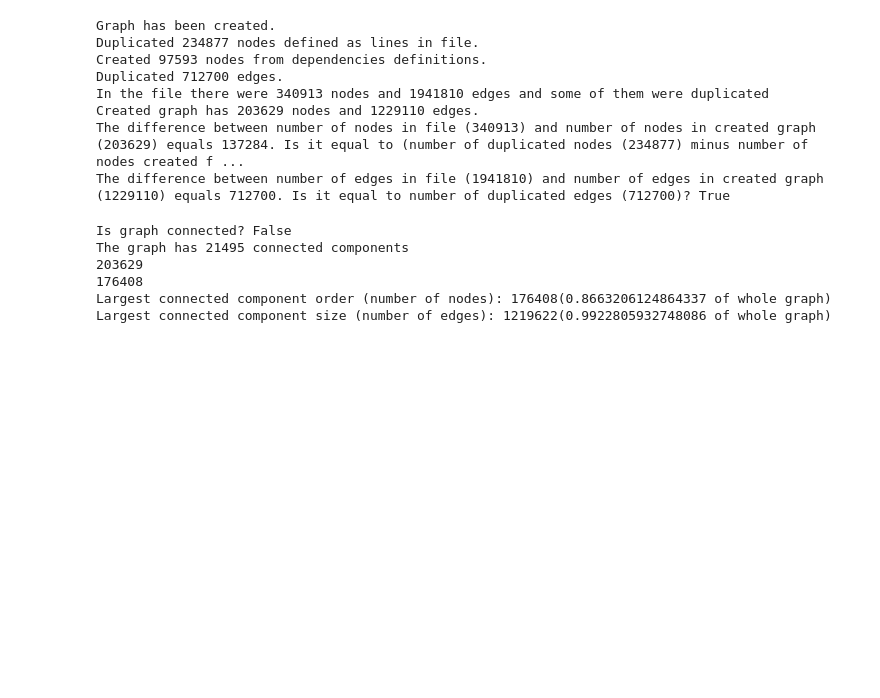
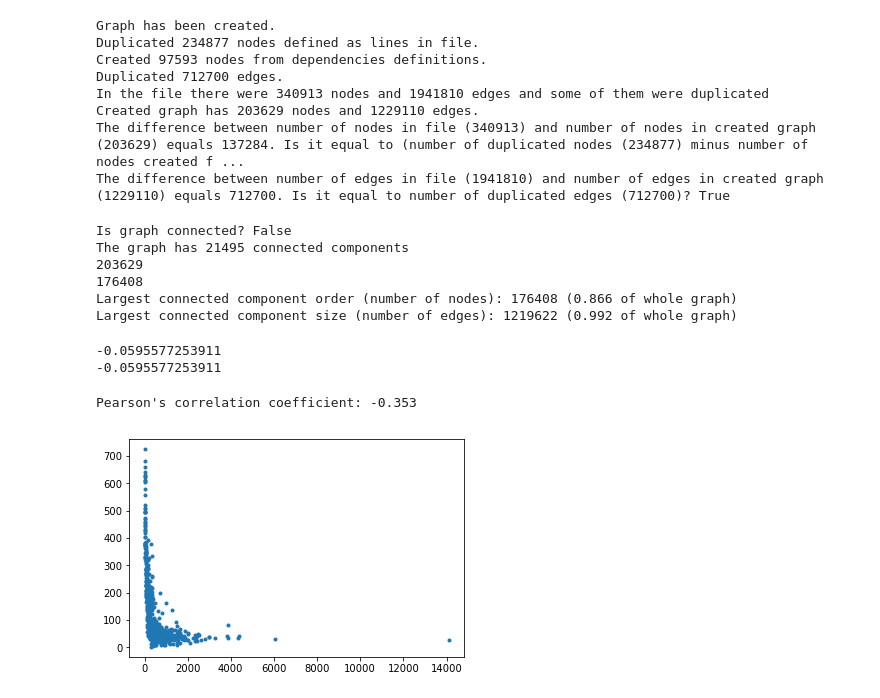
Before and after one commit to michalzurek/maven-artifacts-dependencies, a Jupyter notebook: maven-artifacts-dependencies.ipynb, the cells around one changed output. Saved outputs shown, nothing was run; the diff lists cells and outputs as text; code cells hidden in the pictures; blank space fills up the shorter version.

Commit message:
Asortativeness analysis

```diff
--- a/maven-artifacts-dependencies.ipynb
+++ b/maven-artifacts-dependencies.ipynb
@@ -4,7 +4,7 @@ import json
 from base64 import b64decode
 
 data = []
-with open('C:/studia/TASS/projekt1/data/mvn-deps-fixed.csv', 'r') as file:
+with open('C:/studia/TASS/maven-artifacts-dependencies-analysis/data/mvn-deps-fixed.csv', 'r') as file:
     i = 0
     for line in file:
         i += 1
@@ -73,14 +73,34 @@ print(len(G))
 print(len(largest_cc))
 largest_cc_size = largest_cc.size()
 largest_cc_order = largest_cc.order()
-print("Largest connected component order (number of nodes): " + str(largest_cc_order) +
-      "(" + str(largest_cc_order / G_order) + " of whole graph)")
+print(("Largest connected component order (number of nodes): " + str(largest_cc_order) +
+      " ({0:.3f} of whole graph)").format(largest_cc_order / G_order))
 print("Largest connected component size (number of edges): " + str(largest_cc_size) +
-      "(" + str(largest_cc_size / G_size) + " of whole graph)")
+      " ({0:.3f} of whole graph)".format(largest_cc_size / G_size))
 # %% [output]
 Is graph connected? False
 The graph has 21495 connected components
 203629
 176408
-Largest connected component order (number of nodes): 176408(0.8663206124864337 of whole graph)
-Largest connected component size (number of edges): 1219622(0.9922805932748086 of whole graph)
+Largest connected component order (number of nodes): 176408 (0.866 of whole graph)
+Largest connected component size (number of edges): 1219622 (0.992 of whole graph)
+# %%
+print(str(nx.degree_assortativity_coefficient(largest_cc)))
+print(str(nx.degree_pearson_correlation_coefficient(largest_cc)))
+avg_deg_conn = nx.average_degree_connectivity(largest_cc)
+# %% [output]
+-0.0595577253911
+-0.0595577253911
+# %%
+import matplotlib.pyplot as plt
+import scipy as sp
+data_plot = sorted(avg_deg_conn.items())
+x, y = zip(*data_plot)
+
+print("Pearson's correlation coefficient: {corr:.3f}".format(corr=sp.stats.pearsonr(x, y)[0]))
+
+plt.plot(x, y, '.')
+plt.show()
+# %% [output]
+Pearson's correlation coefficient: -0.353
+[figure, added]
```
Also changed, not shown: parts of 2 cells of this notebook.
